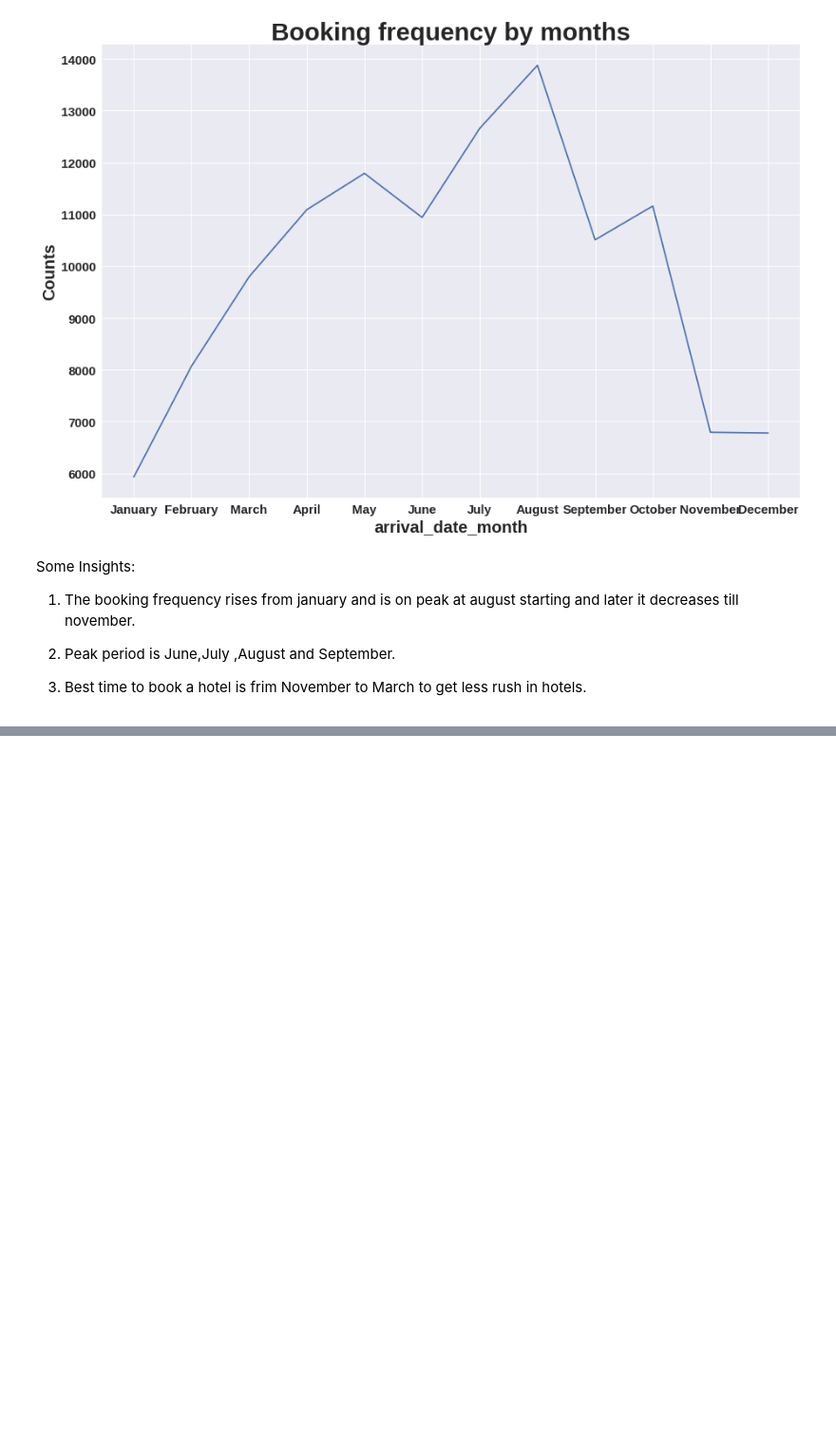
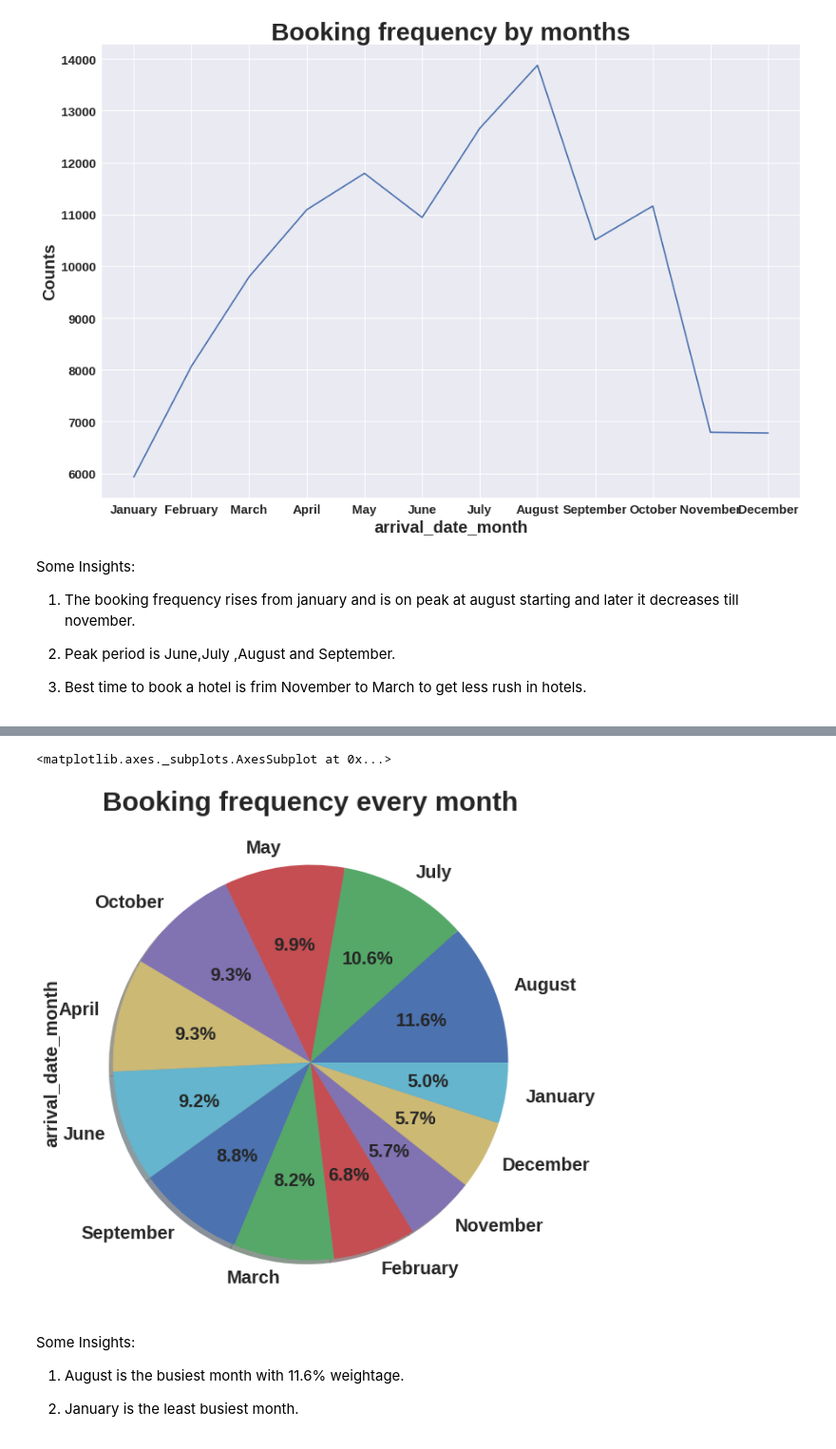
Before and after one commit to Samarjeet-singh-chhabra/EDA-Hotel-Booking-Analysis, a Jupyter notebook: Hotel_Booking_Analysis_Samarjeet_Singh_Chhabra.ipynb, the cells around one changed output, grey strips where cells are left out. Shown at 95% size. Cells and saved outputs as stored; diff of their text form; code cells hidden in the pictures; blank space fills up the shorter version.

Commit message:
Busiest month insights

```diff
--- a/Hotel_Booking_Analysis_Samarjeet_Singh_Chhabra.ipynb
+++ b/Hotel_Booking_Analysis_Samarjeet_Singh_Chhabra.ipynb
@@ -336,0 +339,4 @@ Some Insights:
+# %%
+#Finding total unique value counts for every month
+counts_per_month= hotels_df_copy.arrival_date_month.value_counts()
+counts_per_month
@@ -336,0 +357,12 @@ Some Insights:
+# %%
+# plotting it
+counts_per_month.plot.pie(figsize=(15,10), title='Booking frequency every month', autopct='%1.1f%%' , fontsize=20 , shadow=True)
+# %% [output]
+<matplotlib.axes._subplots.AxesSubplot at 0x...>
+[figure, added]
+# %% [markdown]
+Some Insights:
+
+1) August is the busiest month with 11.6% weightage.
+
+2) January is the least busiest month.
```
Also changed, not shown: parts of 2 cells of this notebook.
